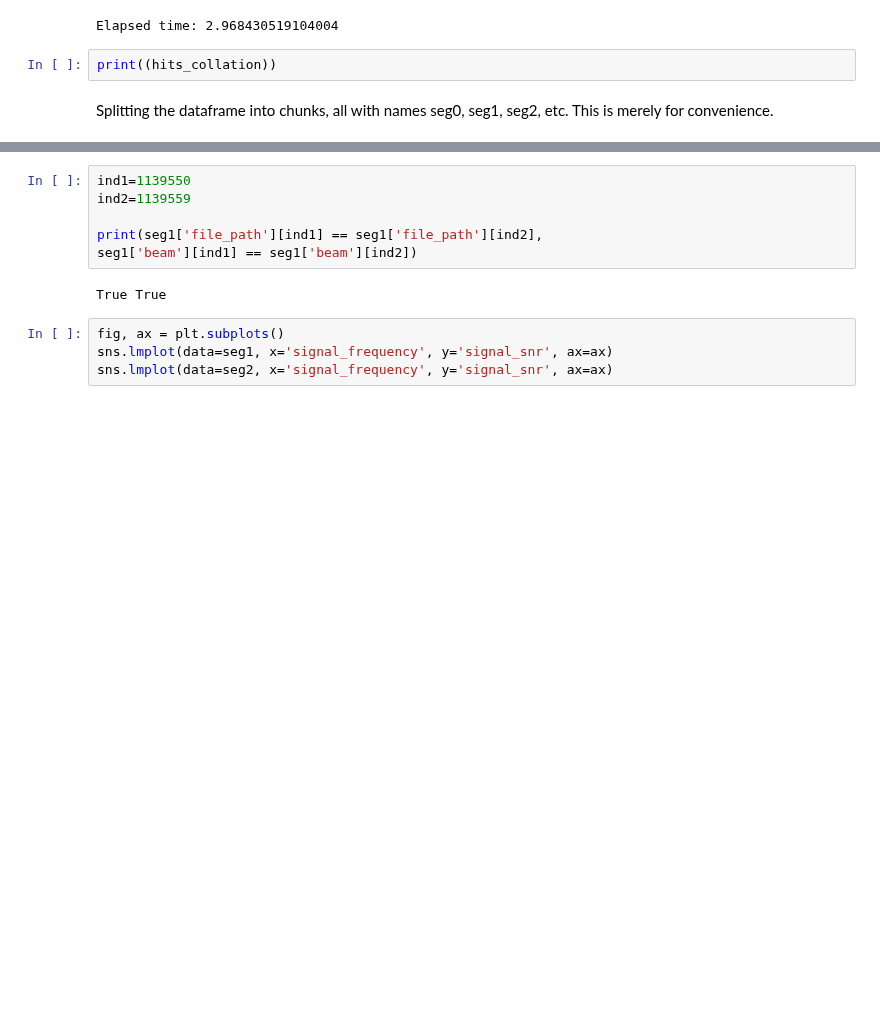
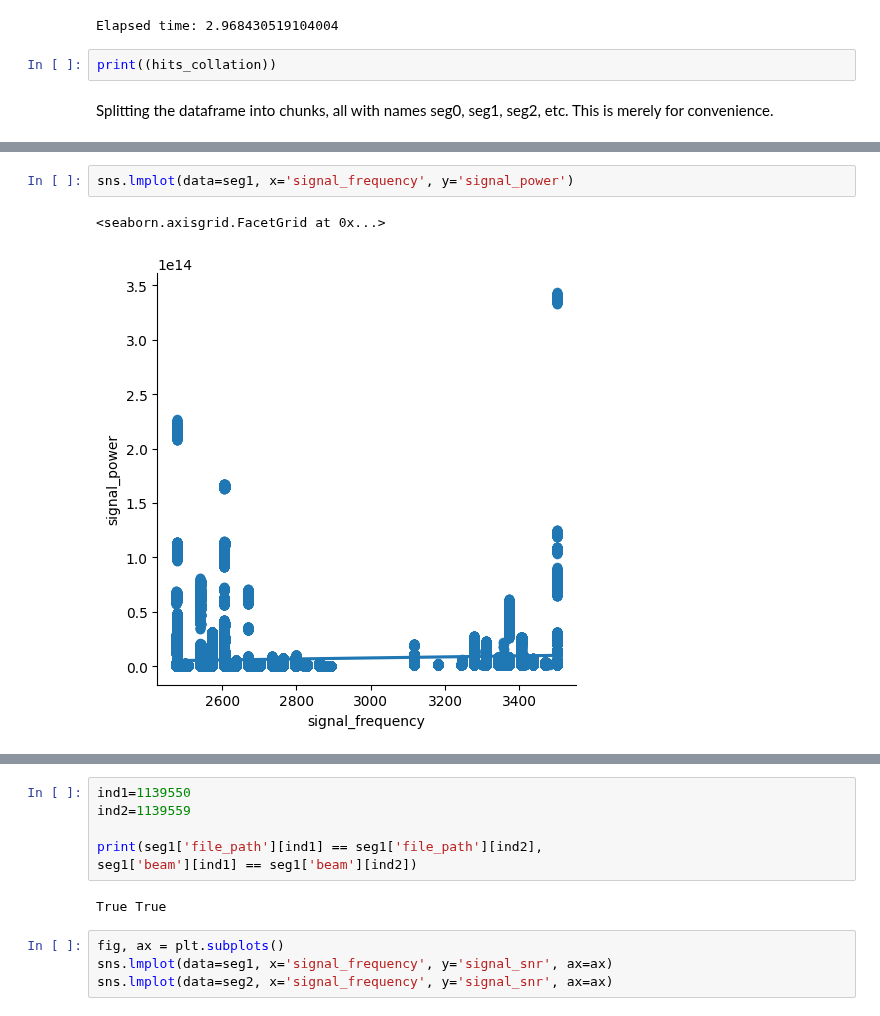
Before and after one commit to jareds-laf/playing-with-cosmic-data, a Jupyter notebook: playing-with-json.ipynb, the cells around one changed output, grey strips where cells are left out. Cells and saved outputs as stored; diff of their text form; blank space fills up the shorter version.

```diff
--- a/playing-with-json.ipynb
+++ b/playing-with-json.ipynb
@@ -99,0 +106,5 @@ memory usage: 208.7+ MB
+# %%
+sns.lmplot(data=seg1, x='signal_frequency', y='signal_power')
+# %% [output]
+<seaborn.axisgrid.FacetGrid at 0x...>
+[figure, added]
```
Also changed, not shown: parts of 11 cells of this notebook, 4 other files.
